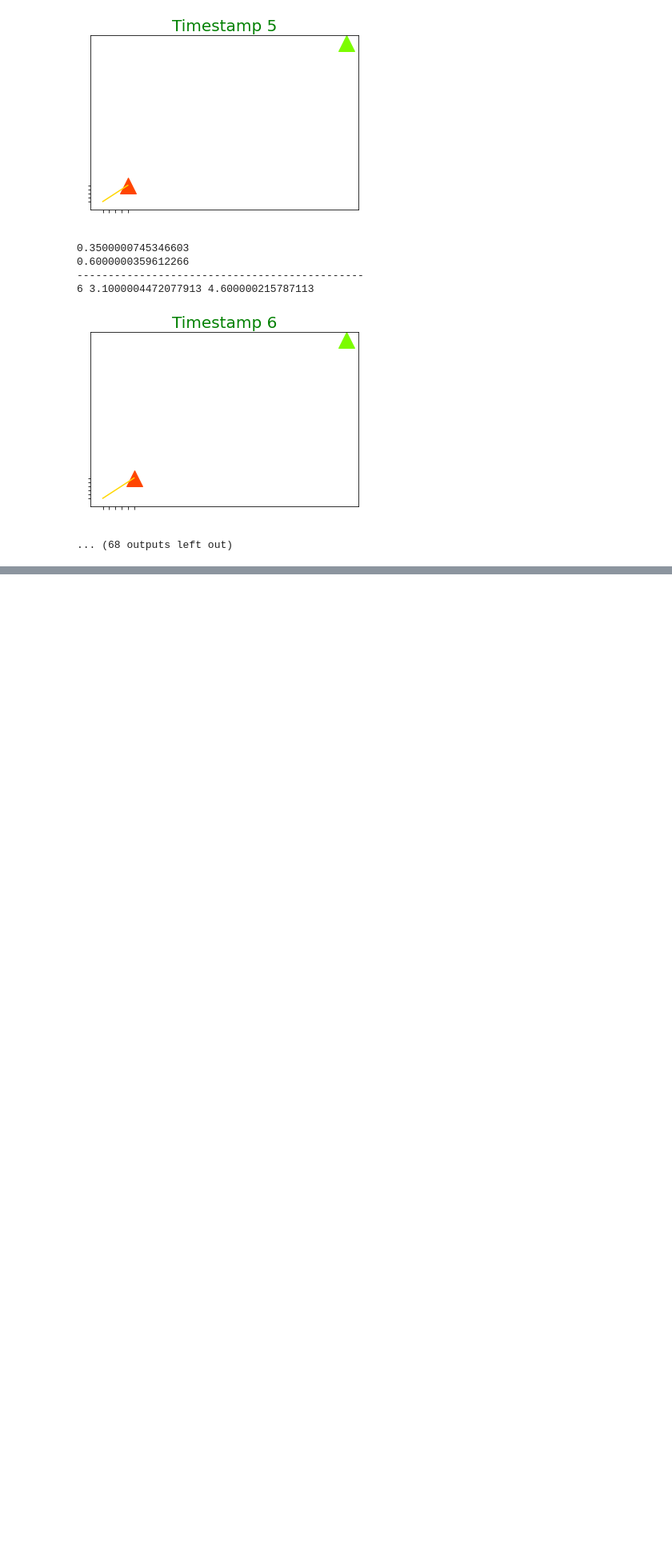
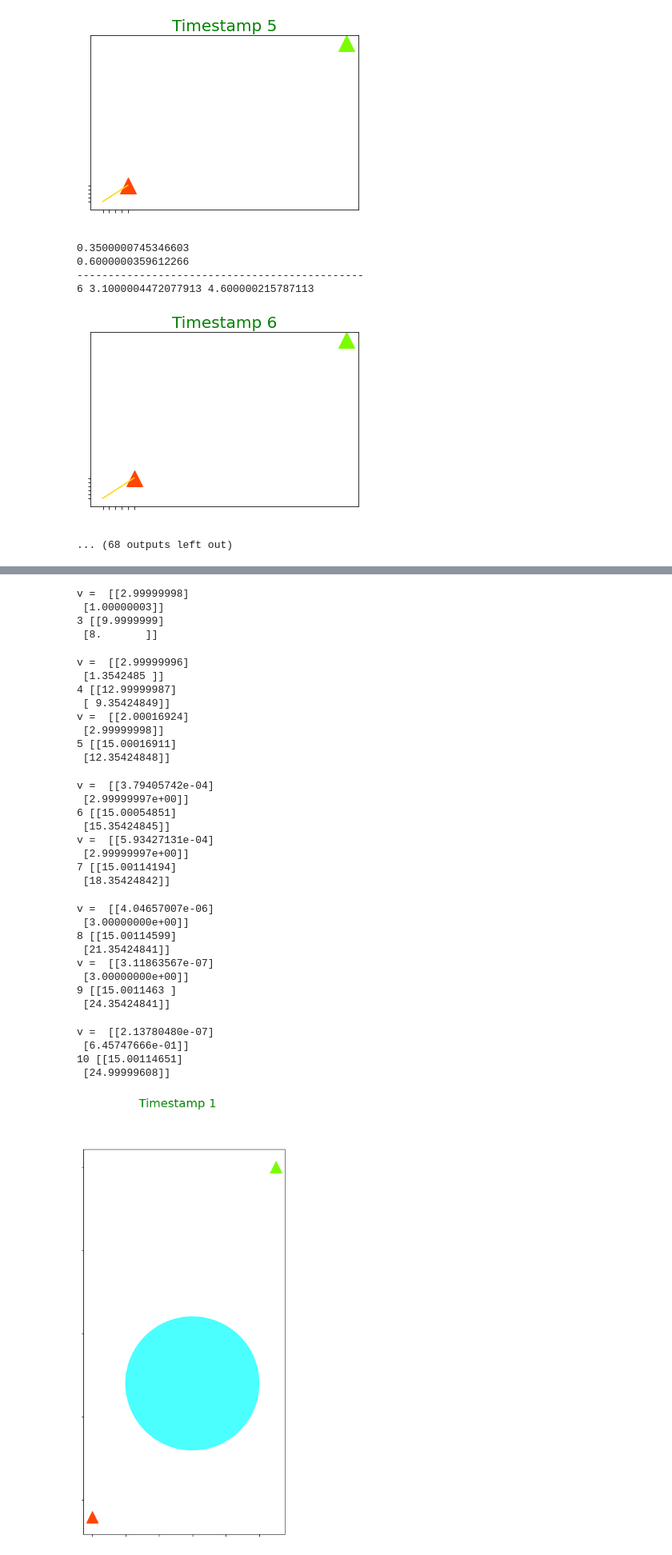
Before and after one commit to sreeharshaparuchur1/model-predictive-control, a Jupyter notebook: Quadratic-Programming-MPC.ipynb, the cells around one changed output, grey strips where cells are left out. Shown at 80% size. Cells and saved outputs as stored; diff of their text form; code cells hidden in the pictures; blank space fills up the shorter version.

```diff
--- a/QP_Basics.ipynb
+++ b/Quadratic-Programming-MPC.ipynb
@@ -178,0 +253,4 @@ bot.traj_opti()
+# %%
+bot = ColCone_MPC_Agent(np.array([1.0,1.0]).reshape((2,1)),np.array([15.0,25.0]).reshape((2,1)),40, 3, np.array([10,12,4]).reshape((3,1)))
+bot.traj_opti()
+# %% [output]
@@ -178,0 +265,33 @@ bot.traj_opti()
+v =  [[2.99999998]
+ [1.00000003]]
+3 [[9.9999999]
+ [8.       ]]
+v =  [[2.99999996]
+ [1.3542485 ]]
+4 [[12.99999987]
+ [ 9.35424849]]
+v =  [[2.00016924]
+ [2.99999998]]
+5 [[15.00016911]
+ [12.35424848]]
+v =  [[3.79405742e-04]
+ [2.99999997e+00]]
+6 [[15.00054851]
+ [15.35424845]]
+v =  [[5.93427131e-04]
+ [2.99999997e+00]]
+7 [[15.00114194]
+ [18.35424842]]
+v =  [[4.04657007e-06]
+ [3.00000000e+00]]
+8 [[15.00114599]
+ [21.35424841]]
+v =  [[3.11863567e-07]
+ [3.00000000e+00]]
+9 [[15.0011463 ]
+ [24.35424841]]
+v =  [[2.13780480e-07]
+ [6.45747666e-01]]
+10 [[15.00114651]
+ [24.99999608]]
+[figure, added]
```
Also changed, not shown: parts of 5 cells of this notebook, 11 other files.
